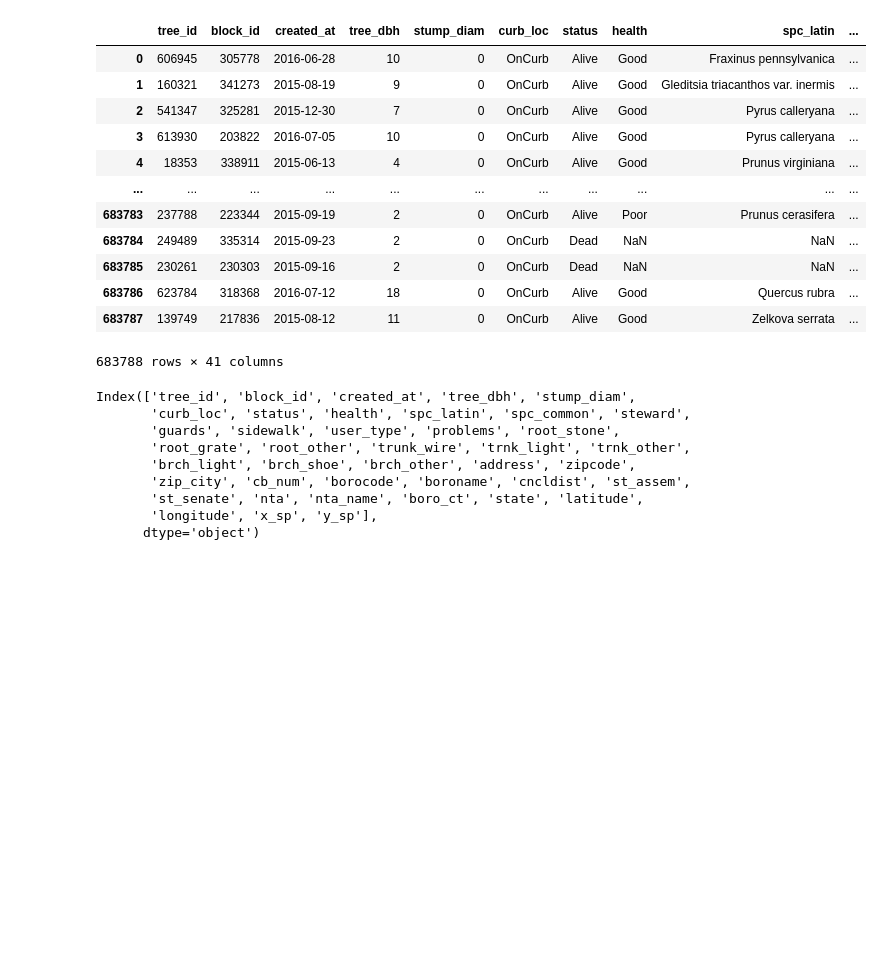
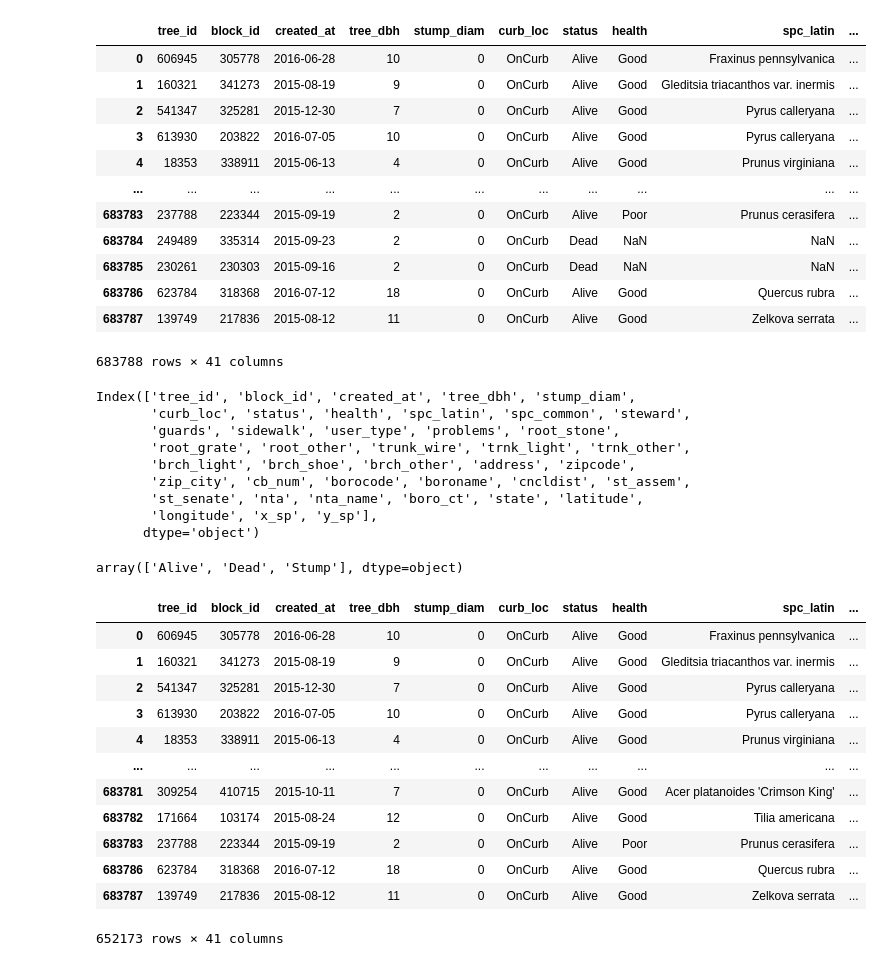
Before and after one commit to Angela-Rene/Trees_in_NYC, a Jupyter notebook: trees.ipynb, the cells around one changed output. Saved outputs shown, nothing was run; the diff lists cells and outputs as text; code cells hidden in the pictures; blank space fills up the shorter version.

Commit message:
updating tree notebook during vscode problems

```diff
--- a/trees.ipynb
+++ b/trees.ipynb
@@ -31,3 +33,26 @@ Index(['tree_id', 'block_id', 'created_at', 'tree_dbh', 'stump_diam',
        'st_senate', 'nta', 'nta_name', 'boro_ct', 'state', 'latitude',
        'longitude', 'x_sp', 'y_sp'],
       dtype='object')
+# %%
+unique_status = tree_df["status"].unique()
+unique_status
+# %% [output]
+array(['Alive', 'Dead', 'Stump'], dtype=object)
+# %%
+remove_values = ["Dead", "Stump"]
+alive_df = tree_df[~tree_df["status"].isin(remove_values)]
+alive_df
+# %% [output]
+|  | tree_id | block_id | created_at | tree_dbh | stump_diam | curb_loc | status | health | spc_latin | ... |
+| 0 | 606945 | 305778 | 2016-06-28 | 10 | 0 | OnCurb | Alive | Good | Fraxinus pennsylvanica | ... |
+| 1 | 160321 | 341273 | 2015-08-19 | 9 | 0 | OnCurb | Alive | Good | Gleditsia triacanthos var. inermis | ... |
+| 2 | 541347 | 325281 | 2015-12-30 | 7 | 0 | OnCurb | Alive | Good | Pyrus calleryana | ... |
+| 3 | 613930 | 203822 | 2016-07-05 | 10 | 0 | OnCurb | Alive | Good | Pyrus calleryana | ... |
+| 4 | 18353 | 338911 | 2015-06-13 | 4 | 0 | OnCurb | Alive | Good | Prunus virginiana | ... |
+| ... | ... | ... | ... | ... | ... | ... | ... | ... | ... | ... |
+| 683781 | 309254 | 410715 | 2015-10-11 | 7 | 0 | OnCurb | Alive | Good | Acer platanoides 'Crimson King' | ... |
+| 683782 | 171664 | 103174 | 2015-08-24 | 12 | 0 | OnCurb | Alive | Good | Tilia americana | ... |
+| 683783 | 237788 | 223344 | 2015-09-19 | 2 | 0 | OnCurb | Alive | Poor | Prunus cerasifera | ... |
+| 683786 | 623784 | 318368 | 2016-07-12 | 18 | 0 | OnCurb | Alive | Good | Quercus rubra | ... |
+| 683787 | 139749 | 217836 | 2015-08-12 | 11 | 0 | OnCurb | Alive | Good | Zelkova serrata | ... |
+652173 rows × 41 columns
```
Also changed, not shown: parts of 3 cells of this notebook.
